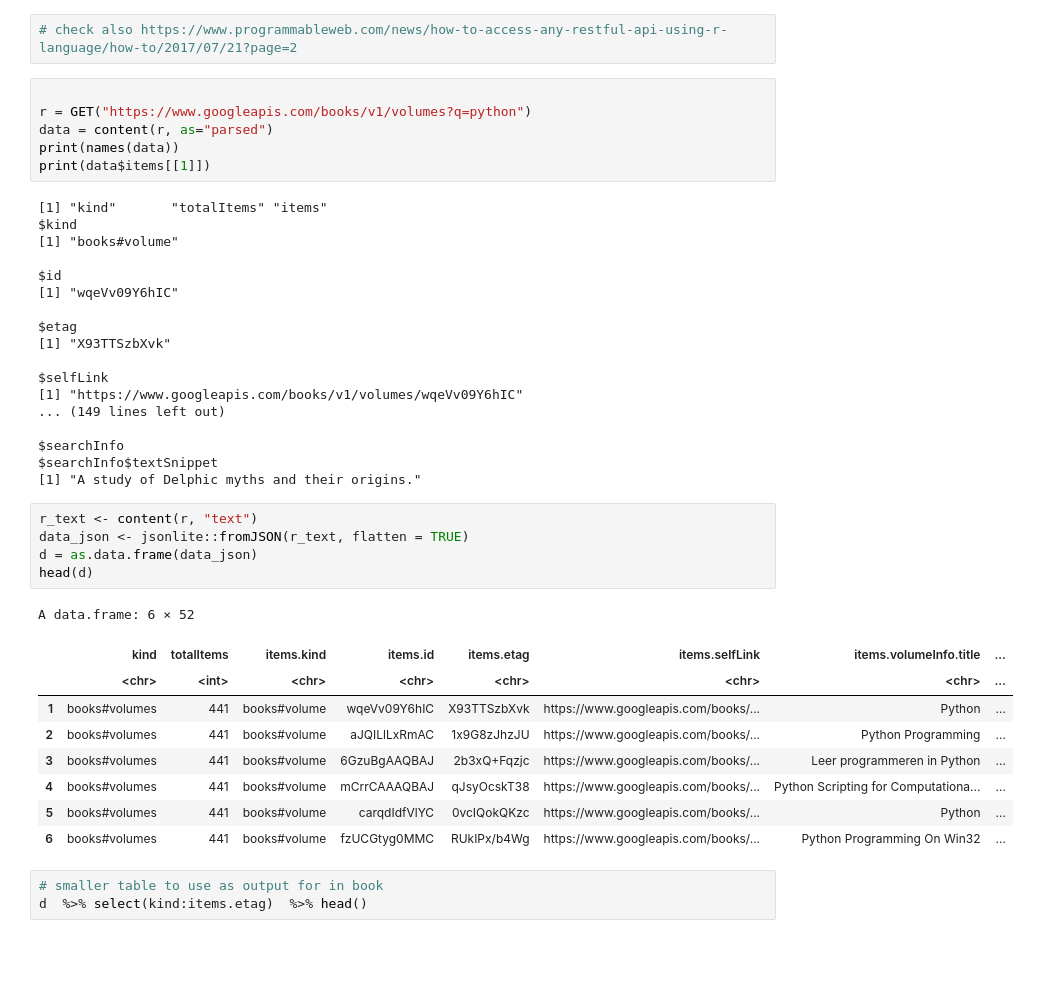
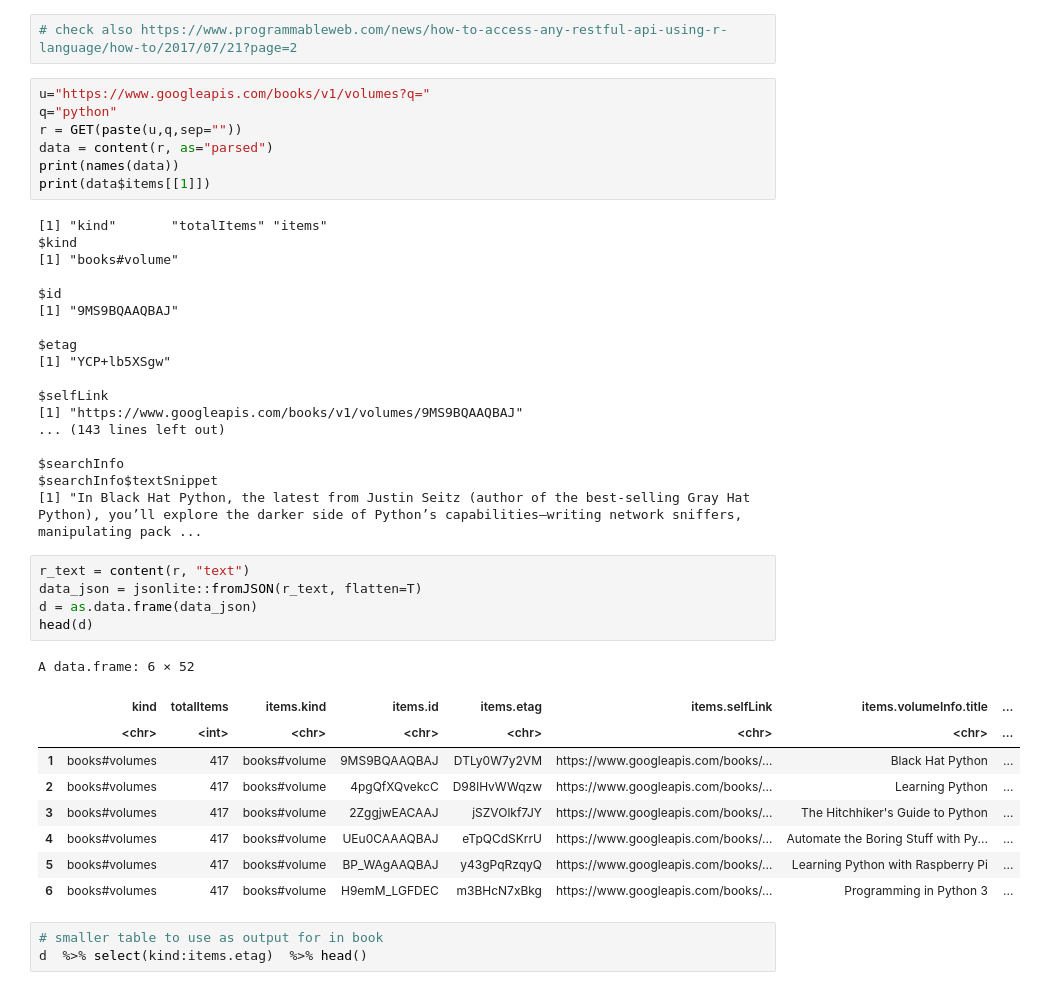
Before and after one commit to ccs-amsterdam/ccsbook, a Jupyter notebook: chapter12/apis_r.ipynb, the cells around one changed output. Cells and saved outputs as stored; diff of their text form; blank space fills up the shorter version.

```diff
--- a/chapter12/apis_r.ipynb
+++ b/chapter12/apis_r.ipynb
@@ -28,8 +29,9 @@ The following object is masked from ‘package:purrr’:
 # %%
 # check also https://www.programmableweb.com/news/how-to-access-any-restful-api-using-r-language/how-to/2017/07/21?page=2
 # %%
-
-r = GET("https://www.googleapis.com/books/v1/volumes?q=python")
+u="https://www.googleapis.com/books/v1/volumes?q="
+q="python"
+r = GET(paste(u,q,sep=""))
 data = content(r, as="parsed")
 print(names(data))
 print(data$items[[1]])
@@ -39,33 +41,33 @@ $kind
 [1] "books#volume"
 
 $id
-[1] "wqeVv09Y6hIC"
+[1] "9MS9BQAAQBAJ"
 
 $etag
-[1] "X93TTSzbXvk"
+[1] "YCP+lb5XSgw"
 
 $selfLink
-[1] "https://www.googleapis.com/books/v1/volumes/wqeVv09Y6hIC"
-... (149 lines left out)
+[1] "https://www.googleapis.com/books/v1/volumes/9MS9BQAAQBAJ"
+... (143 lines left out)
 
 $searchInfo
 $searchInfo$textSnippet
-[1] "A study of Delphic myths and their origins."
+[1] "In Black Hat Python, the latest from Justin Seitz (author of the best-selling Gray Hat Python), you’ll explore the darker side of Python’s capabilities—writing network sniffers, manipulating pack ...
 # %%
-r_text <- content(r, "text")
-data_json <- jsonlite::fromJSON(r_text, flatten = TRUE)
+r_text = content(r, "text")
+data_json = jsonlite::fromJSON(r_text, flatten=T)
 d = as.data.frame(data_json)
 head(d)
 # %% [output]
 A data.frame: 6 × 52
 |  | kind | totalItems | items.kind | items.id | items.etag | items.selfLink | items.volumeInfo.title | ... |
 |  | <chr> | <int> | <chr> | <chr> | <chr> | <chr> | <chr> | ... |
-| 1 | books#volumes | 441 | books#volume | wqeVv09Y6hIC | X93TTSzbXvk | https://www.googleapis.com/books/... | Python | ... |
-| 2 | books#volumes | 441 | books#volume | aJQILlLxRmAC | 1x9G8zJhzJU | https://www.googleapis.com/books/... | Python Programming | ... |
-| 3 | books#volumes | 441 | books#volume | 6GzuBgAAQBAJ | 2b3xQ+Fqzjc | https://www.googleapis.com/books/... | Leer programmeren in Python | ... |
-| 4 | books#volumes | 441 | books#volume | mCrrCAAAQBAJ | qJsyOcskT38 | https://www.googleapis.com/books/... | Python Scripting for Computationa... | ... |
-| 5 | books#volumes | 441 | books#volume | carqdIdfVlYC | 0vcIQokQKzc | https://www.googleapis.com/books/... | Python | ... |
-| 6 | books#volumes | 441 | books#volume | fzUCGtyg0MMC | RUkIPx/b4Wg | https://www.googleapis.com/books/... | Python Programming On Win32 | ... |
+| 1 | books#volumes | 417 | books#volume | 9MS9BQAAQBAJ | DTLy0W7y2VM | https://www.googleapis.com/books/... | Black Hat Python | ... |
+| 2 | books#volumes | 417 | books#volume | 4pgQfXQvekcC | D98lHvWWqzw | https://www.googleapis.com/books/... | Learning Python | ... |
+| 3 | books#volumes | 417 | books#volume | 2ZggjwEACAAJ | jSZVOlkf7JY | https://www.googleapis.com/books/... | The Hitchhiker's Guide to Python | ... |
+| 4 | books#volumes | 417 | books#volume | UEu0CAAAQBAJ | eTpQCdSKrrU | https://www.googleapis.com/books/... | Automate the Boring Stuff with Py... | ... |
+| 5 | books#volumes | 417 | books#volume | BP_WAgAAQBAJ | y43gPqRzqyQ | https://www.googleapis.com/books/... | Learning Python with Raspberry Pi | ... |
+| 6 | books#volumes | 417 | books#volume | H9emM_LGFDEC | m3BHcN7xBkg | https://www.googleapis.com/books/... | Programming in Python 3 | ... |
 # %%
 # smaller table to use as output for in book
 d  %>% select(kind:items.etag)  %>% head()
```
Also changed, not shown: parts of 3 cells of this notebook, 2 other files.
